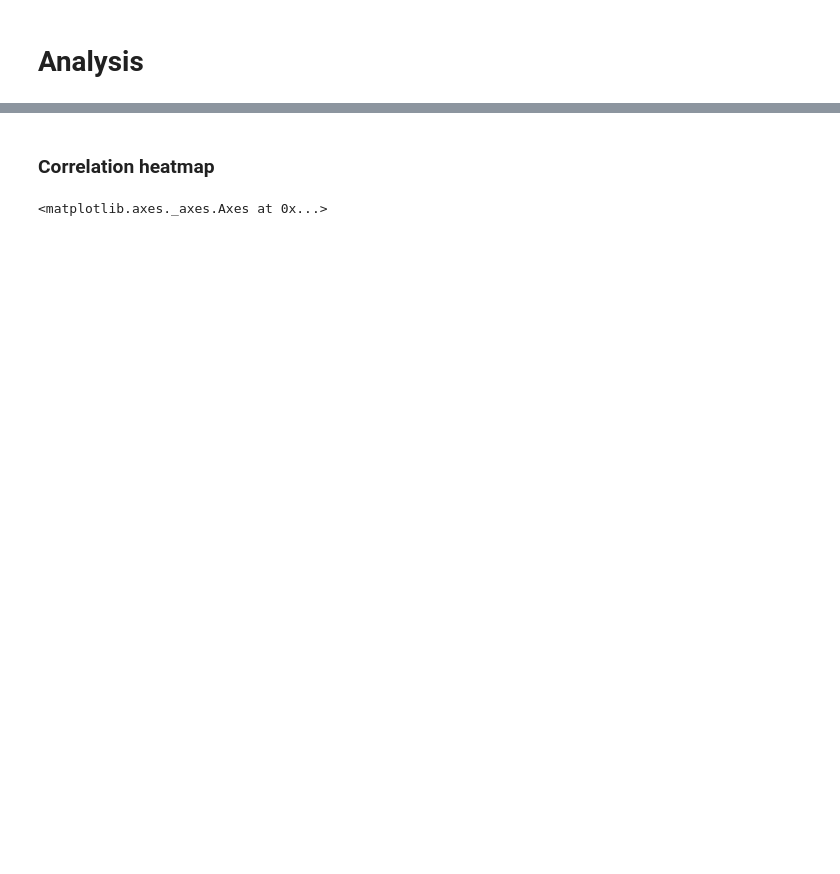
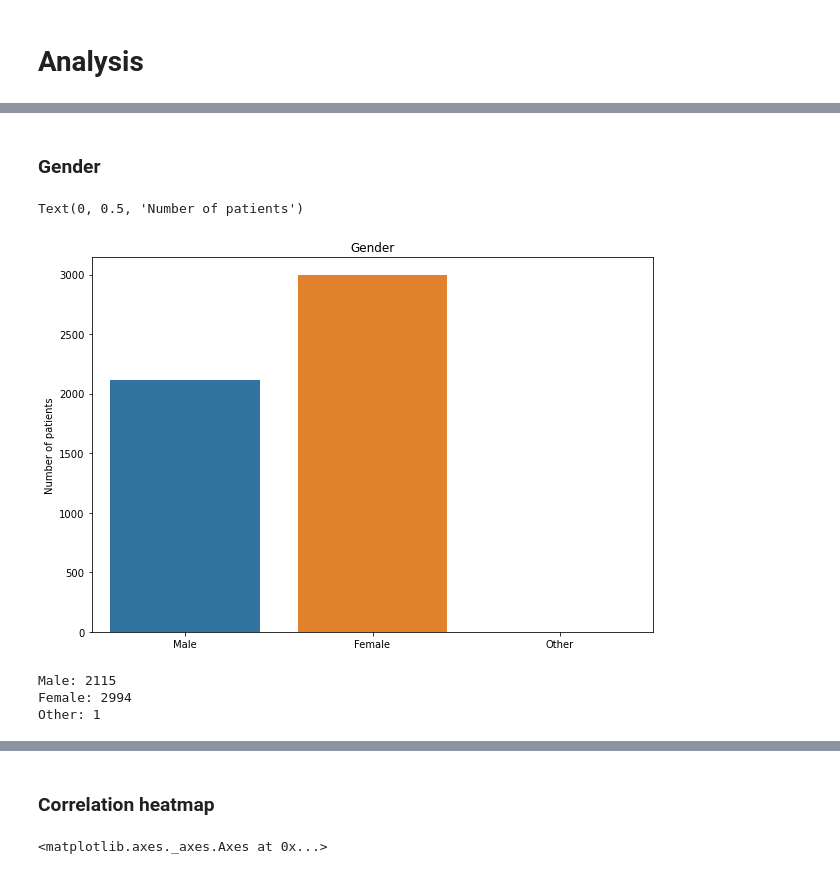
Before and after one commit to s4646/intro-to-data-science, a Jupyter notebook: Classification.ipynb, the cells around one changed output, grey strips where cells are left out. Drawn from its saved outputs; the diff is of its cells as text; code cells hidden in the pictures; blank space fills up the shorter version.

```diff
--- a/Classification.ipynb
+++ b/Classification.ipynb
@@ -128,0 +142,17 @@ Now that all data is normalised, we can proceed to the next phase
+# %% [markdown]
+### Gender
+# %%
+fig = plt.figure()
+axes = fig.add_axes([0,0,1.3,1.3])
+sns.barplot(x=['Male','Female','Other'], y=[len(df[df.gender==0]),len(df[df.gender==1]),len(df[df.gender==2])])
+plt.title('Gender')
+plt.ylabel('Number of patients')
+# %% [output]
+Text(0, 0.5, 'Number of patients')
+[figure, added]
+# %%
+print('Male:',len(df[df.gender==0]),'\nFemale:',len(df[df.gender==1]),'\nOther:',len(df[df.gender==2]))
+# %% [output]
+Male: 2115
+Female: 2994
+Other: 1
```
Also changed, not shown: parts of 130 cells of this notebook.
